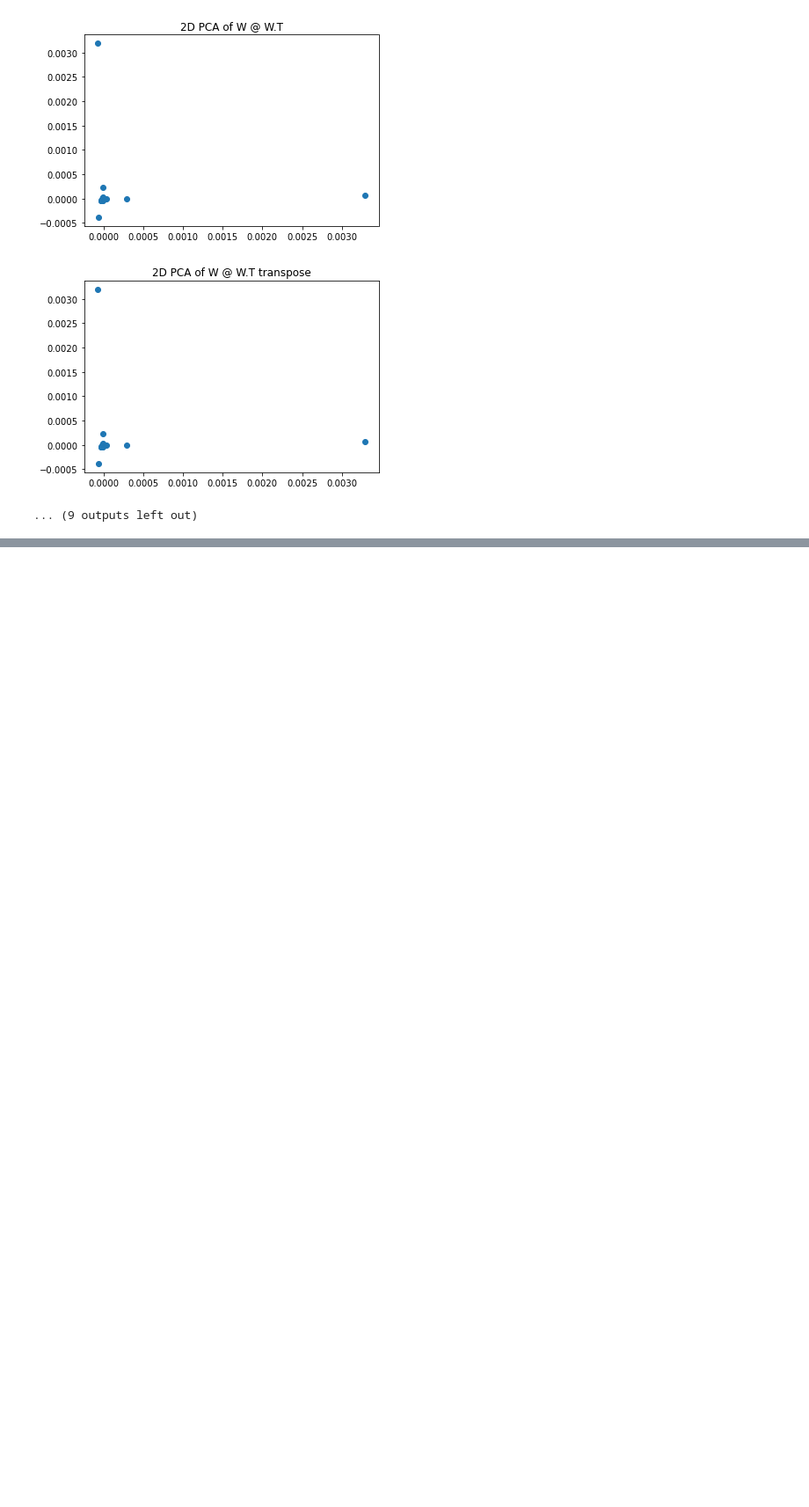
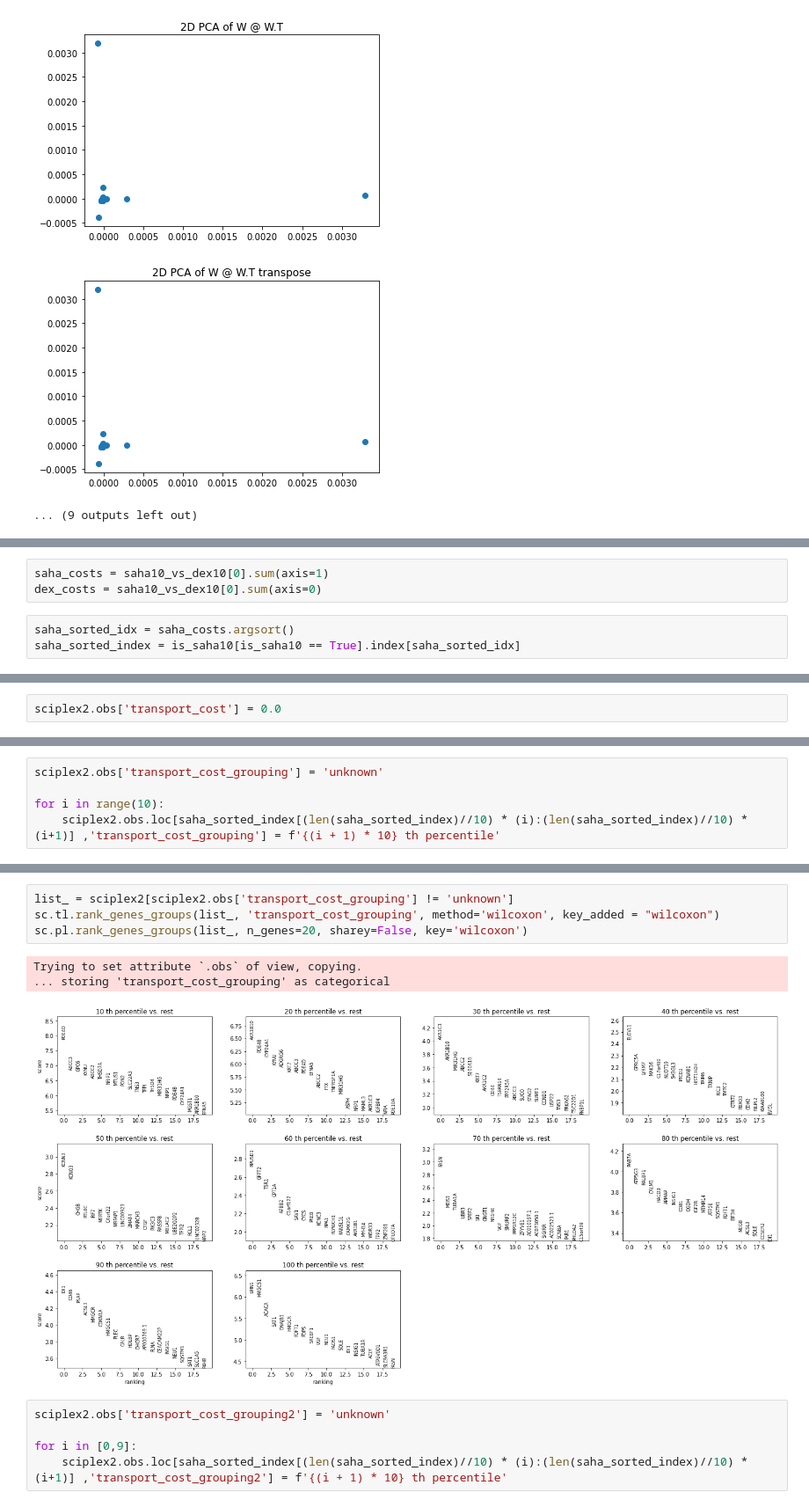
Before and after one commit to manuyavuz/single-cell-analysis, a Jupyter notebook: experiments/transport_plan_analysis.ipynb, the cells around one changed output, grey strips where cells are left out. Shown at 88% size. Saved outputs shown, nothing was run; the diff lists cells and outputs as text; blank space fills up the shorter version.

```diff
--- a/experiments/transport_plan_analysis.ipynb
+++ b/experiments/transport_plan_analysis.ipynb
@@ -780,0 +818,6 @@ tensor(143.1976)
+# %%
+saha_costs = saha10_vs_dex10[0].sum(axis=1)
+dex_costs = saha10_vs_dex10[0].sum(axis=0)
+# %%
+saha_sorted_idx = saha_costs.argsort()
+saha_sorted_index = is_saha10[is_saha10 == True].index[saha_sorted_idx]
@@ -780,0 +845,2 @@ tensor(143.1976)
+# %%
+sciplex2.obs['transport_cost'] = 0.0
@@ -780,0 +872,5 @@ tensor(143.1976)
+# %%
+sciplex2.obs['transport_cost_grouping'] = 'unknown'
+
+for i in range(10):
+    sciplex2.obs.loc[saha_sorted_index[(len(saha_sorted_index)//10) * (i):(len(saha_sorted_index)//10) * (i+1)] ,'transport_cost_grouping'] = f'{(i + 1) * 10} th percentile'
@@ -780,0 +892,13 @@ tensor(143.1976)
+# %%
+list_ = sciplex2[sciplex2.obs['transport_cost_grouping'] != 'unknown']
+sc.tl.rank_genes_groups(list_, 'transport_cost_grouping', method='wilcoxon', key_added = "wilcoxon")
+sc.pl.rank_genes_groups(list_, n_genes=20, sharey=False, key='wilcoxon')
+# %% [output]
+Trying to set attribute `.obs` of view, copying.
+... storing 'transport_cost_grouping' as categorical
+[figure, added]
+# %%
+sciplex2.obs['transport_cost_grouping2'] = 'unknown'
+
+for i in [0,9]:
+    sciplex2.obs.loc[saha_sorted_index[(len(saha_sorted_index)//10) * (i):(len(saha_sorted_index)//10) * (i+1)] ,'transport_cost_grouping2'] = f'{(i + 1) * 10} th percentile'
```
Also changed, not shown: parts of 20 cells of this notebook, 2 other files.
